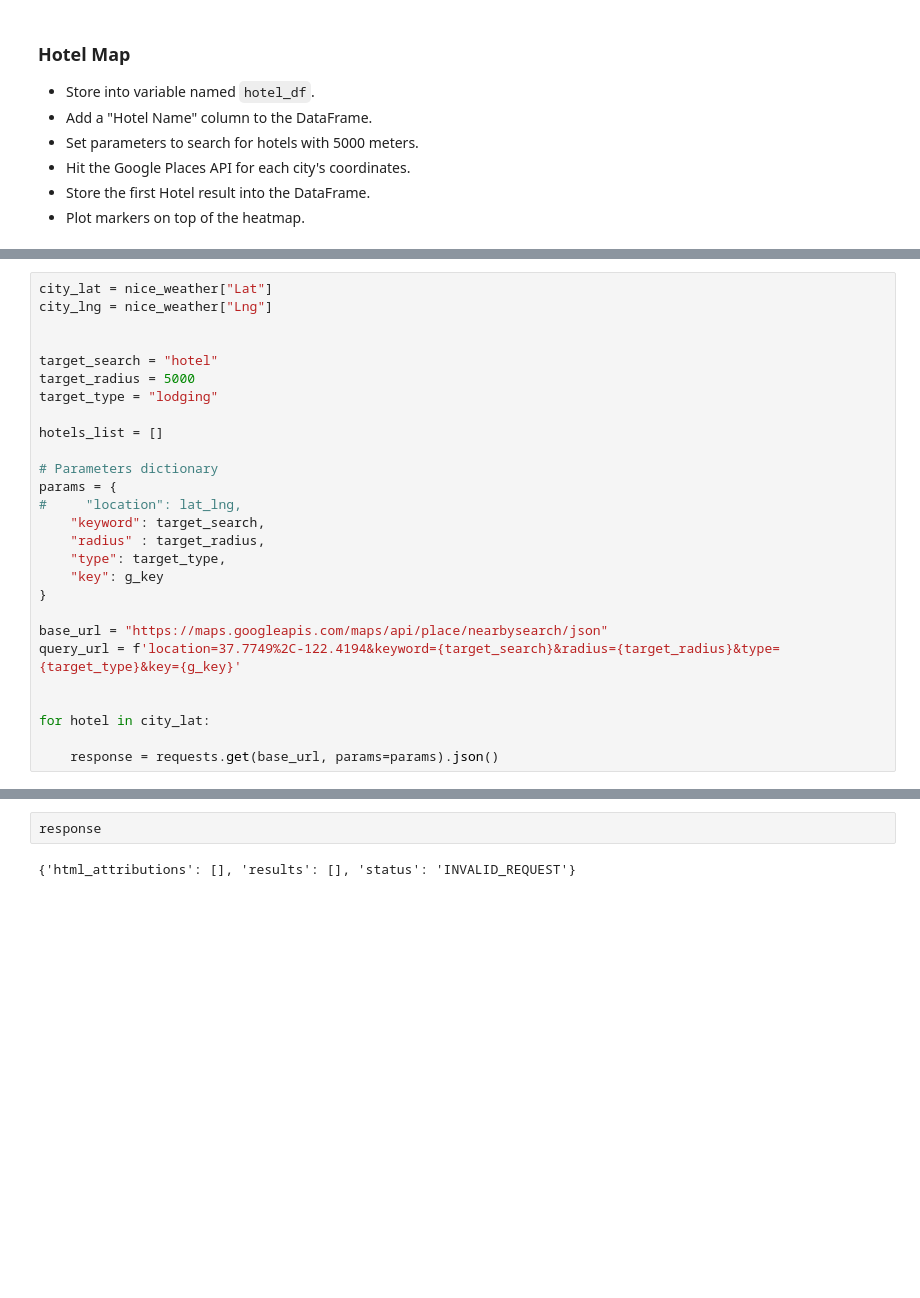
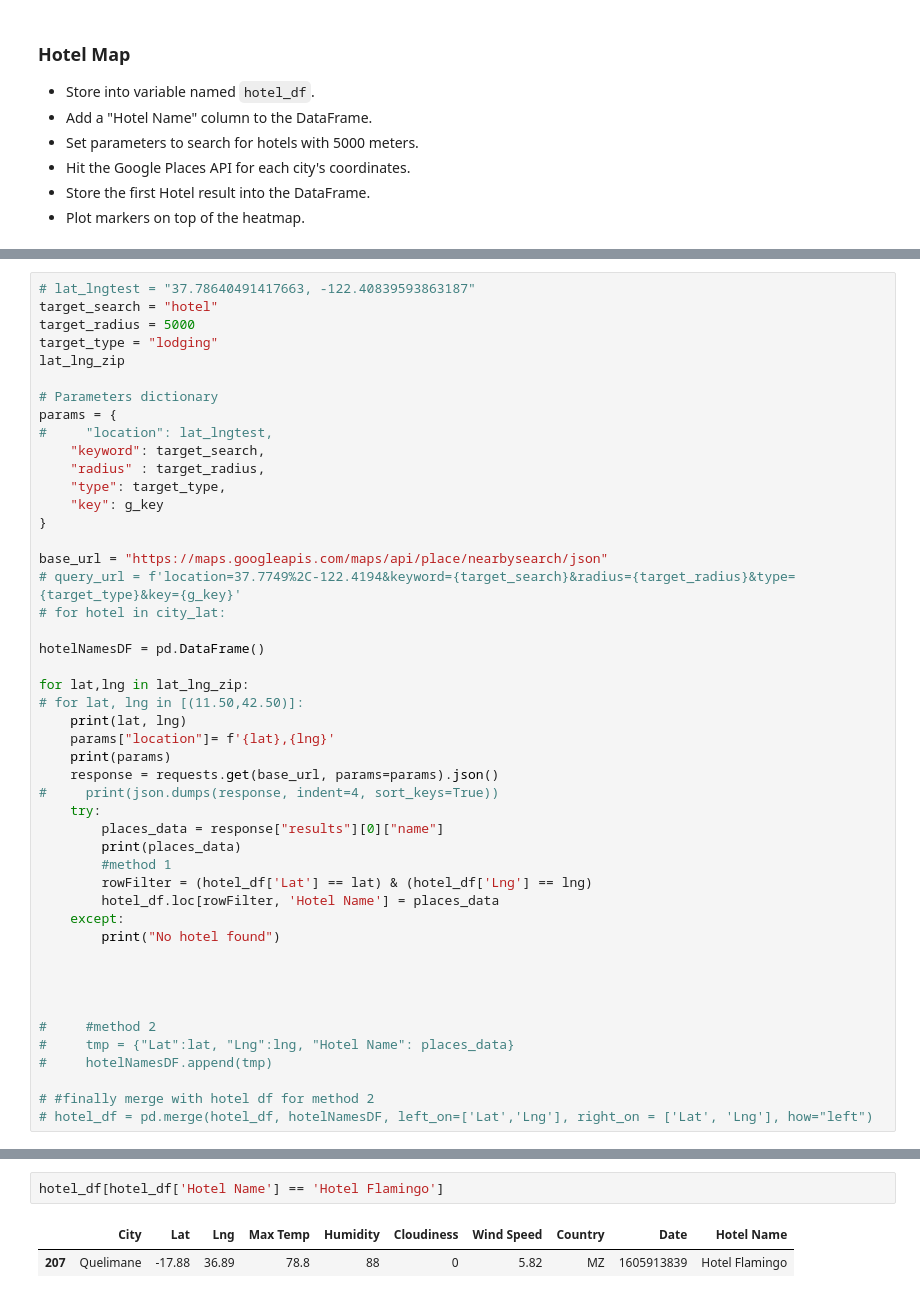
Before and after one commit to jacance/python-api-challenge, a Jupyter notebook: VacationPy/VacationPy.ipynb, the cells around one changed output, grey strips where cells are left out. Saved outputs shown, nothing was run; the diff lists cells and outputs as text; blank space fills up the shorter version.

```diff
--- a/VacationPy/VacationPy.ipynb
+++ b/VacationPy/VacationPy.ipynb
@@ -119,17 +164,13 @@ nice_weather
 # %%
-city_lat = nice_weather["Lat"]
-city_lng = nice_weather["Lng"]
-
-
+# lat_lngtest = "37.78640491417663, -122.40839593863187"
 target_search = "hotel"
 target_radius = 5000
 target_type = "lodging"
-
-hotels_list = []
+lat_lng_zip
 
 # Parameters dictionary
 params = {
-#     "location": lat_lng,
+#     "location": lat_lngtest,
     "keyword": target_search,
     "radius" : target_radius,
     "type": target_type,
@@ -137,9 +178,33 @@ params = {
 }
 
 base_url = "https://maps.googleapis.com/maps/api/place/nearbysearch/json"
-query_url = f'location=37.7749%2C-122.4194&keyword={target_search}&radius={target_radius}&type={target_type}&key={g_key}'
+# query_url = f'location=37.7749%2C-122.4194&keyword={target_search}&radius={target_radius}&type={target_type}&key={g_key}'
+# for hotel in city_lat:
+
+hotelNamesDF = pd.DataFrame()
+
+for lat,lng in lat_lng_zip:
+# for lat, lng in [(11.50,42.50)]:
+    print(lat, lng)
+    params["location"]= f'{lat},{lng}'
+    print(params)
+    response = requests.get(base_url, params=params).json()
+#     print(json.dumps(response, indent=4, sort_keys=True))
+    try:
+        places_data = response["results"][0]["name"]
+        print(places_data)
+        #method 1
+        rowFilter = (hotel_df['Lat'] == lat) & (hotel_df['Lng'] == lng)
+        hotel_df.loc[rowFilter, 'Hotel Name'] = places_data
+    except:
+        print("No hotel found")
 
 
-for hotel in city_lat:
 
-    response = requests.get(base_url, params=params).json()
+
+#     #method 2
+#     tmp = {"Lat":lat, "Lng":lng, "Hotel Name": places_data}
+#     hotelNamesDF.append(tmp)
+
+# #finally merge with hotel df for method 2
+# hotel_df = pd.merge(hotel_df, hotelNamesDF, left_on=['Lat','Lng'], right_on = ['Lat', 'Lng'], how="left")
@@ -146,7 +242,8 @@ for hotel in city_lat:
-# %%
-response
-# %% [output]
-{'html_attributions': [], 'results': [], 'status': 'INVALID_REQUEST'}
+# %%
+hotel_df[hotel_df['Hotel Name'] == 'Hotel Flamingo']
+# %% [output]
+|  | City | Lat | Lng | Max Temp | Humidity | Cloudiness | Wind Speed | Country | Date | Hotel Name |
+| 207 | Quelimane | -17.88 | 36.89 | 78.8 | 88 | 0 | 5.82 | MZ | 1605913839 | Hotel Flamingo |
 # %%
 # Wind speed less than 10 mph
 low_wind = nice_weather["Wind Speed"] < 10
```
Also changed, not shown: parts of 12 cells of this notebook, 4 other files.
